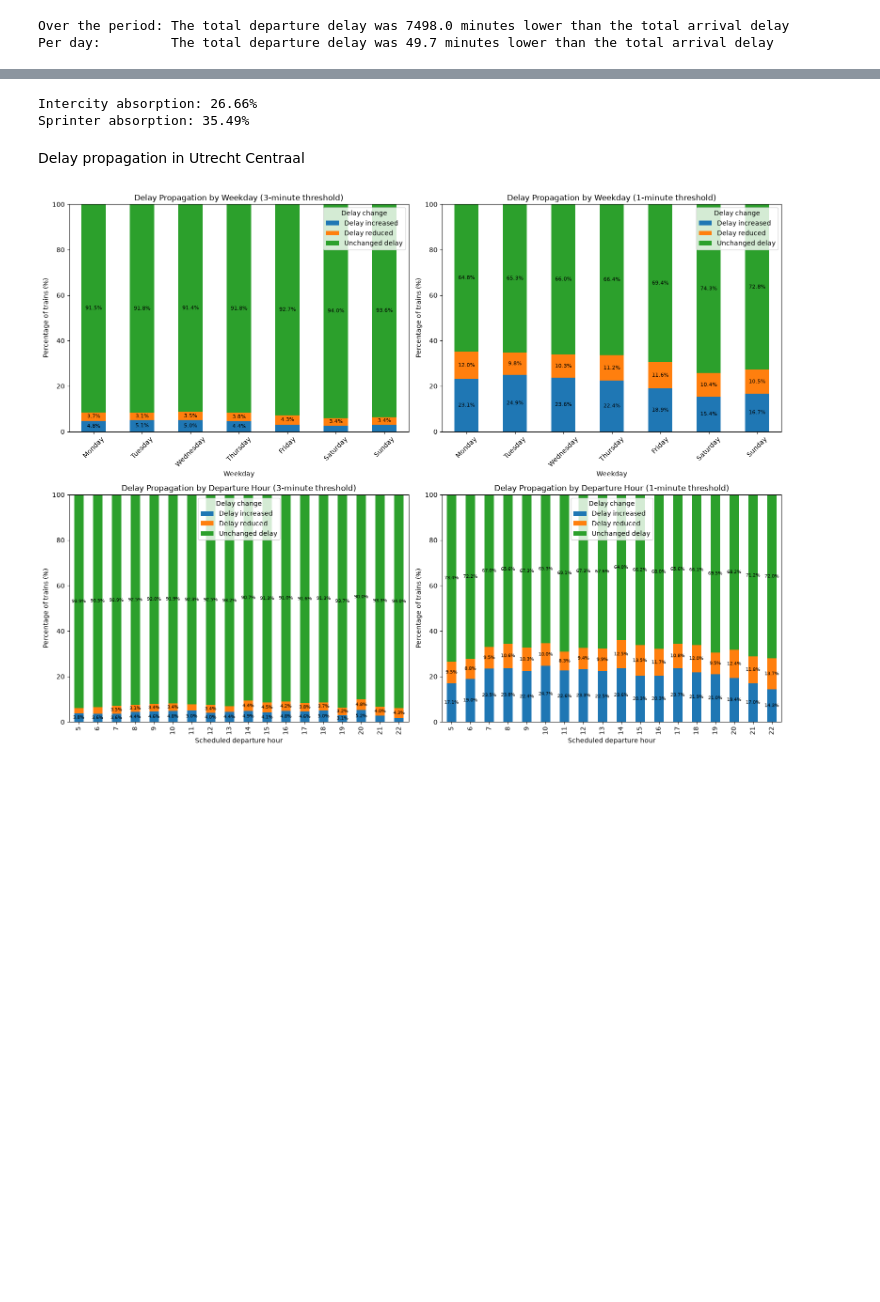
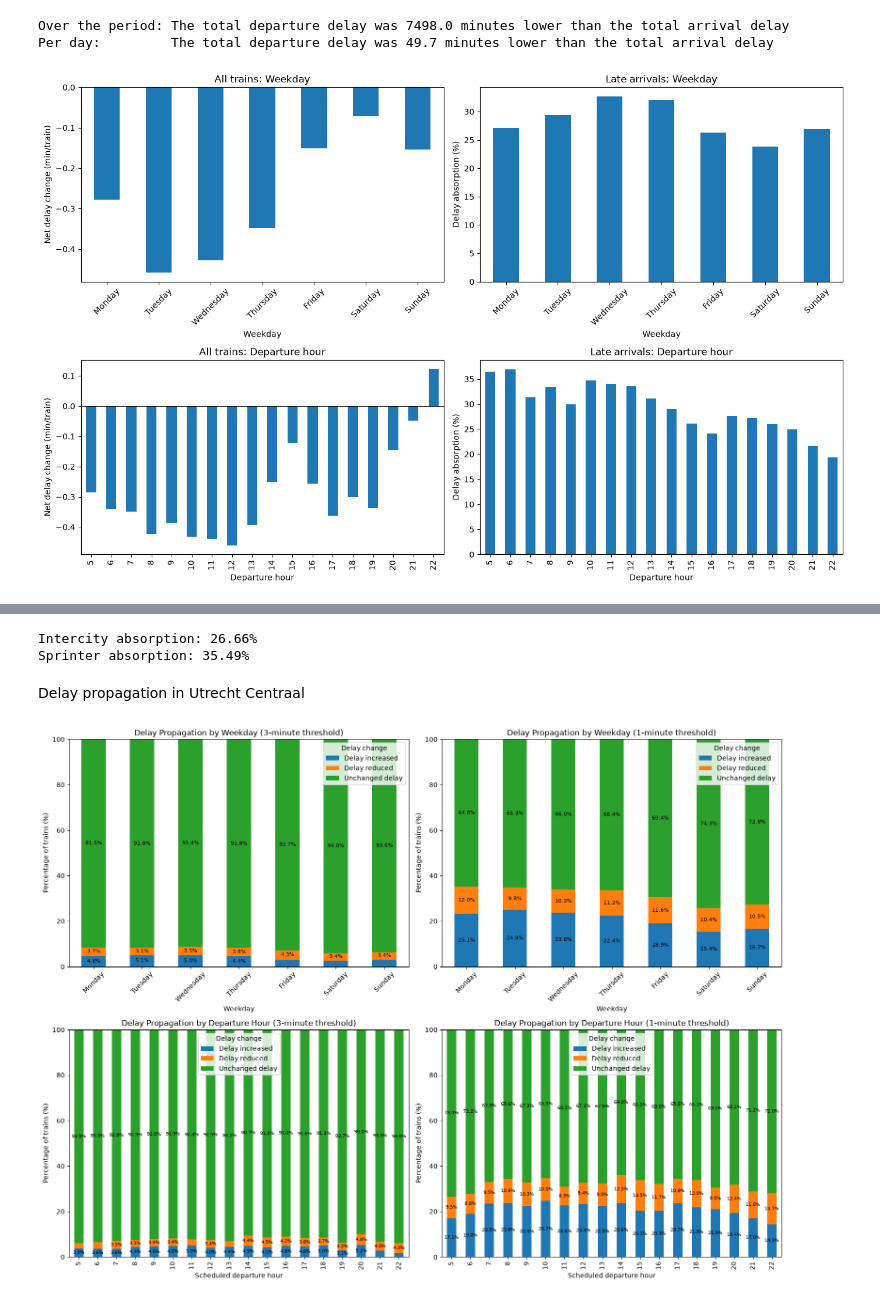
Before and after one commit to nicklj100/group20_til6022_project, a Jupyter notebook: period_selection.ipynb, the cells around one changed output, grey strips where cells are left out. Saved outputs shown, nothing was run; the diff lists cells and outputs as text; code cells hidden in the pictures; blank space fills up the shorter version.

```diff
--- a/period_selection.ipynb
+++ b/period_selection.ipynb
@@ -625,6 +628,12 @@ So the next question is, what is the absorption factor then?
 Absorption factor equals the (departure delay - arrrival delay) / departure delay
 # %%
 # Absorption/accumulation of delays of all delayed trains (dep & arr)
+delay_comparison['absorption'] = (
+    (delay_comparison["arr_delay"] - delay_comparison["dep_delay"])
+    / delay_comparison["arr_delay"]
+    * 100
+)
+
 overall_absorption = (
     (delay_comparison["arr_delay"].sum() - delay_comparison["dep_delay"].sum())
     / delay_comparison["arr_delay"].sum()
@@ -633,7 +642,16 @@ overall_absorption = (
 
 print(f"Overall delay absorption: {overall_absorption:.2f}%")
 
-# Absorption/accumulation of delays of late arriving trains
+# Net delay change for all trains (dep & arr)
+overall_net_delay_change = (
+    (delay_comparison["dep_delay"].sum() - delay_comparison["arr_delay"].sum())
+    / delay_comparison["train_id"].count()
+)
+
+print(f"Overall net delay change: {overall_net_delay_change:.2f} minutes per train")
+
+
+# Absorption/accumulation of delays of late-arriving trains
 valid_delays = delay_comparison[delay_comparison["arr_delay"] > 0]
 
 late_absorption = (
@@ -667,3 +689,67 @@ else:
 # %% [output]
 Over the period: The total departure delay was 7498.0 minutes lower than the total arrival delay
 Per day:         The total departure delay was 49.7 minutes lower than the total arrival delay
+# %%
+# Select all trains and late arrivals
+all_trains = delay_comparison
+late_arrivals = delay_comparison[delay_comparison['arr_delay'] > 0]
+
+fig, axes = plt.subplots(2, 2, figsize=(14, 9))
+
+for col, data in enumerate([all_trains, late_arrivals]):
+    if col == 0:
+        # Net delay change for all trains (minutes per train)
+        weekday_metric = (
+            data.groupby('weekday')
+            .apply(lambda x: (x['dep_delay'].sum() - x['arr_delay'].sum())
+                   / len(x))
+            .reindex(weekday_order)
+        )
+
+        hour_metric = (
+            data.groupby('dep_hour')
+            .apply(lambda x: (x['dep_delay'].sum() - x['arr_delay'].sum())
+                   / len(x))
+            .reindex(range(5, 23))
+        )
+
+        ylabel = 'Net delay change (min/train)'
+    else:
+        # Delay absorption for late-arriving trains (%)
+        weekday_metric = (
+            data.groupby('weekday')
+            .apply(lambda x: (x['arr_delay'].sum() - x['dep_delay'].sum())
+                   / x['arr_delay'].sum() * 100
+                   if x['arr_delay'].sum() != 0 else np.nan)
+            .reindex(weekday_order)
+        )
+
+        hour_metric = (
+            data.groupby('dep_hour')
+            .apply(lambda x: (x['arr_delay'].sum() - x['dep_delay'].sum())
+                   / x['arr_delay'].sum() * 100
+                   if x['arr_delay'].sum() != 0 else np.nan)
+            .reindex(range(5, 23))
+        )
+
+        ylabel = 'Delay absorption (%)'
+
+    weekday_metric.plot(kind='bar', ax=axes[0, col])
+    hour_metric.plot(kind='bar', ax=axes[1, col])
+
+    axes[0, col].set_title(['All trains', 'Late arrivals'][col] + ': Weekday')
+    axes[1, col].set_title(['All trains', 'Late arrivals'][col] + ': Departure hour')
+
+    axes[0, col].set_xlabel('Weekday')
+    axes[1, col].set_xlabel('Departure hour')
+
+    for ax in axes[:, col]:
+        ax.set_ylabel(ylabel)
+        ax.axhline(0, color='black', linewidth=0.8)
+
+    axes[0, col].tick_params(axis='x', rotation=45)
+
+plt.tight_layout()
+plt.show()
+# %% [output]
+[figure, added]
```
Also changed, not shown: parts of 18 cells of this notebook, 1 other file.
